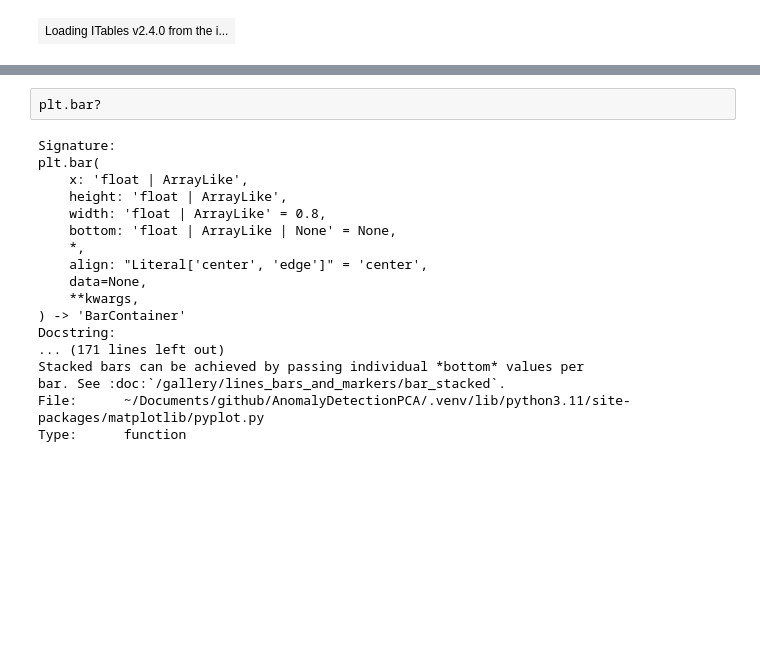
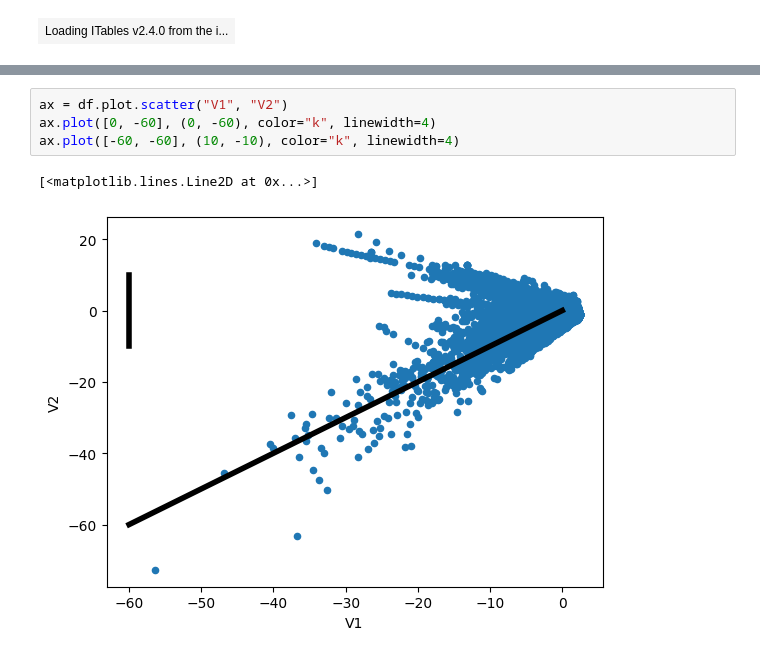
Before and after one commit to nitishkthakur/AnomalyDetectionPCA, a Jupyter notebook: rough.ipynb, the cells around one changed output, grey strips where cells are left out. Drawn from its saved outputs; the diff is of its cells as text; blank space fills up the shorter version.

```diff
--- a/rough.ipynb
+++ b/rough.ipynb
@@ -292,20 +292,7 @@ detector.explain(100000)
-# %%
-plt.bar?
-# %% [output]
-Signature:
-plt.bar(
-    x: 'float | ArrayLike',
-    height: 'float | ArrayLike',
-    width: 'float | ArrayLike' = 0.8,
-    bottom: 'float | ArrayLike | None' = None,
-    *,
-    align: "Literal['center', 'edge']" = 'center',
-    data=None,
-    **kwargs,
-) -> 'BarContainer'
-Docstring:
-... (171 lines left out)
-Stacked bars can be achieved by passing individual *bottom* values per
-bar. See :doc:`/gallery/lines_bars_and_markers/bar_stacked`.
-File:      ~/Documents/github/AnomalyDetectionPCA/.venv/lib/python3.11/site-packages/matplotlib/pyplot.py
-Type:      function
+# %%
+ax = df.plot.scatter("V1", "V2")
+ax.plot([0, -60], (0, -60), color="k", linewidth=4)
+ax.plot([-60, -60], (10, -10), color="k", linewidth=4)
+# %% [output]
+[<matplotlib.lines.Line2D at 0x...>]
+[figure, added]
```
Also changed, not shown: parts of 5 cells of this notebook, 3 other files.
